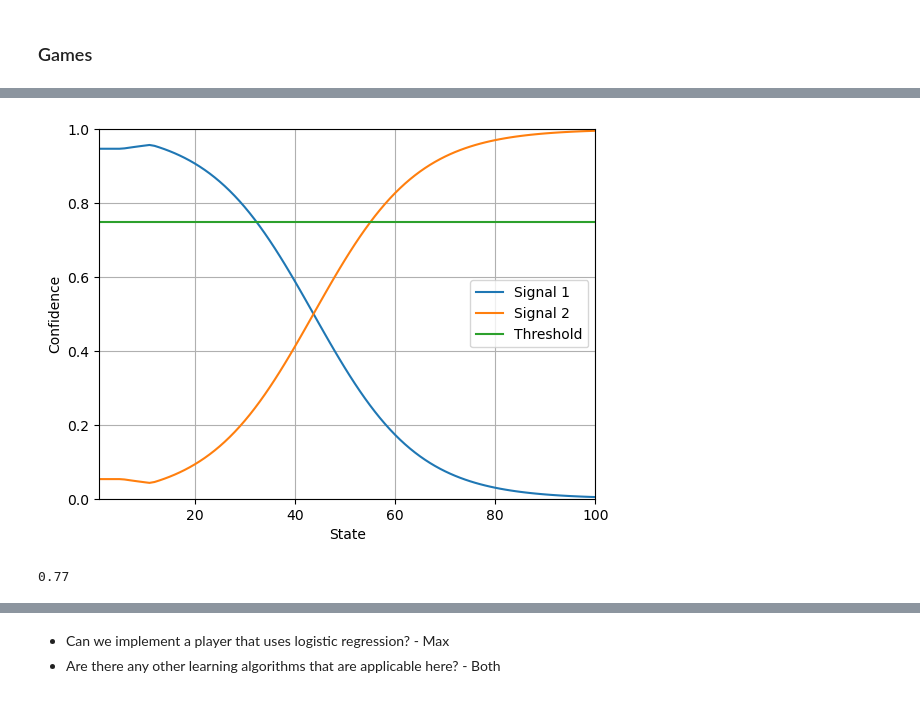
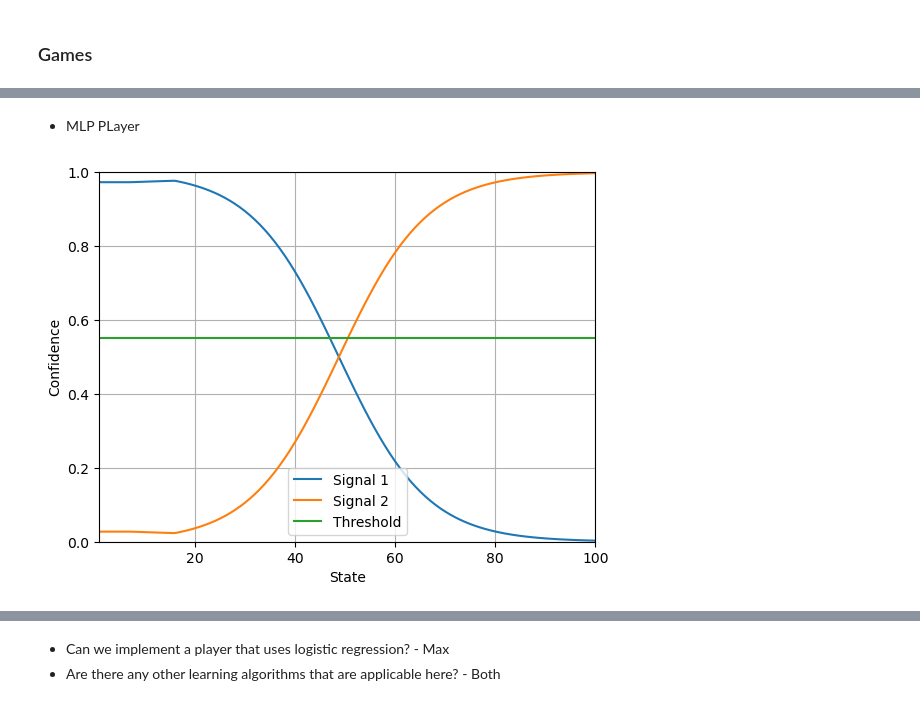
Before and after one commit to maxb00/Emergence-of-Vagueness, a Jupyter notebook: lichtman.ipynb, the cells around one changed output, grey strips where cells are left out. Cells and saved outputs as stored; diff of their text form; code cells hidden in the pictures.

Commit message:
graphs, organizations, debugs

```diff
--- a/lichtman.ipynb
+++ b/lichtman.ipynb
@@ -181,5 +214,5 @@ class MLPPlayer(Player):
 ### Games
 # %%
 # constants
-generations = 3
+generations = 10
 inital_policy = np.array([1 if i < 50 else 2 for i in range(100)], dtype=np.int64)
@@ -186,6 +249,6 @@ inital_policy = np.array([1 if i < 50 else 2 for i in range(100)], dtype=np.int6
 # %%
-P0 = Player(policy=inital_policy)
-P1 = Player()
+P0 = MLPPlayer(policy=inital_policy)
+P1 = MLPPlayer()
 player_stack = [P0, P1]
 
 # learn loop
@@ -194,18 +257,14 @@ for gen in range(generations):
     teacher = player_stack.pop()
 
     examples = teacher.poll(40)
-    learner.learn(examples, 3)
+    learner.learn(examples, 0.55)
 
-    next_gen = Player()
+    next_gen = MLPPlayer()
     player_stack.append(teacher)
     player_stack.append(learner)
     player_stack.append(next_gen)
 
     print("Completed generation " + str(gen))
-
-# after learning, look in player stack for history.
-# Can we plot overall utility per generation?
-# You get 1 point for matching a state in the inital policy, 0 for missing.
 # %% [output]
 Completed generation 0
 Completed generation 1
@@ -213,21 +278,0 @@ Completed generation 2
-# %%
-P0 = MLPPlayer(policy=inital_policy)
-P1 = MLPPlayer()
-player_stack = [P0, P1]
-
-# learn loop
-for gen in range(generations):
-    learner = player_stack.pop()
-    teacher = player_stack.pop()
-
-    examples = teacher.poll(40)
-    learner.learn(examples, 0.75)
-
-    next_gen = MLPPlayer()
-    player_stack.append(teacher)
-    player_stack.append(learner)
-    player_stack.append(next_gen)
-
-    print("Completed generation " + str(gen))
-
-# after learning, look in player stack for history.
@@ -238,8 +291,6 @@ Completed generation 2
+# %% [markdown]
+* MLP PLayer
 # %%
-player_stack[1].graph_preds("foo.png")
+player_stack[1].graph_preds()
 # %% [output]
-[figure, old version]
+[figure, new version]
-# %%
-player_stack[1].utility(inital_policy)
-# %% [output]
-0.77
```
Also changed, not shown: parts of 16 cells of this notebook.
